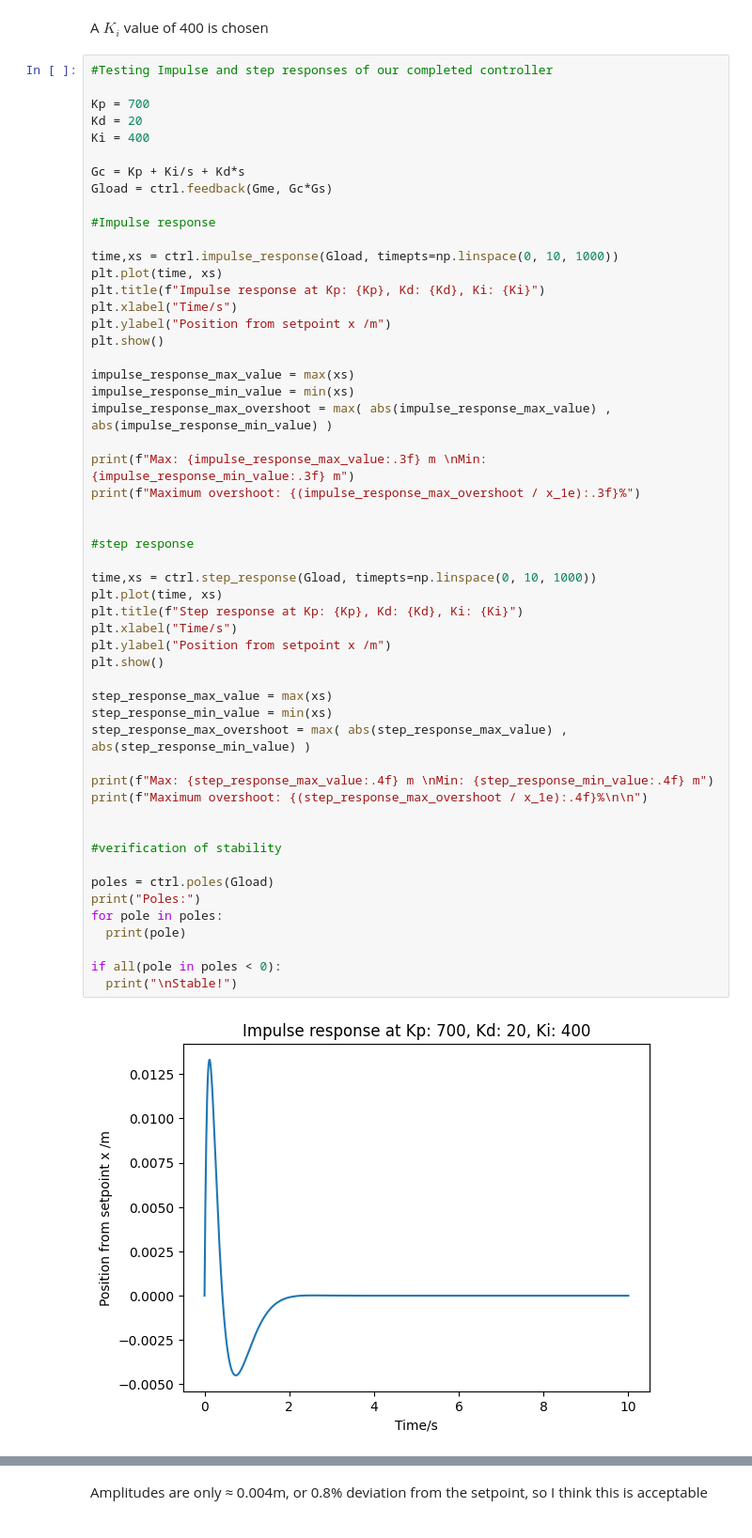
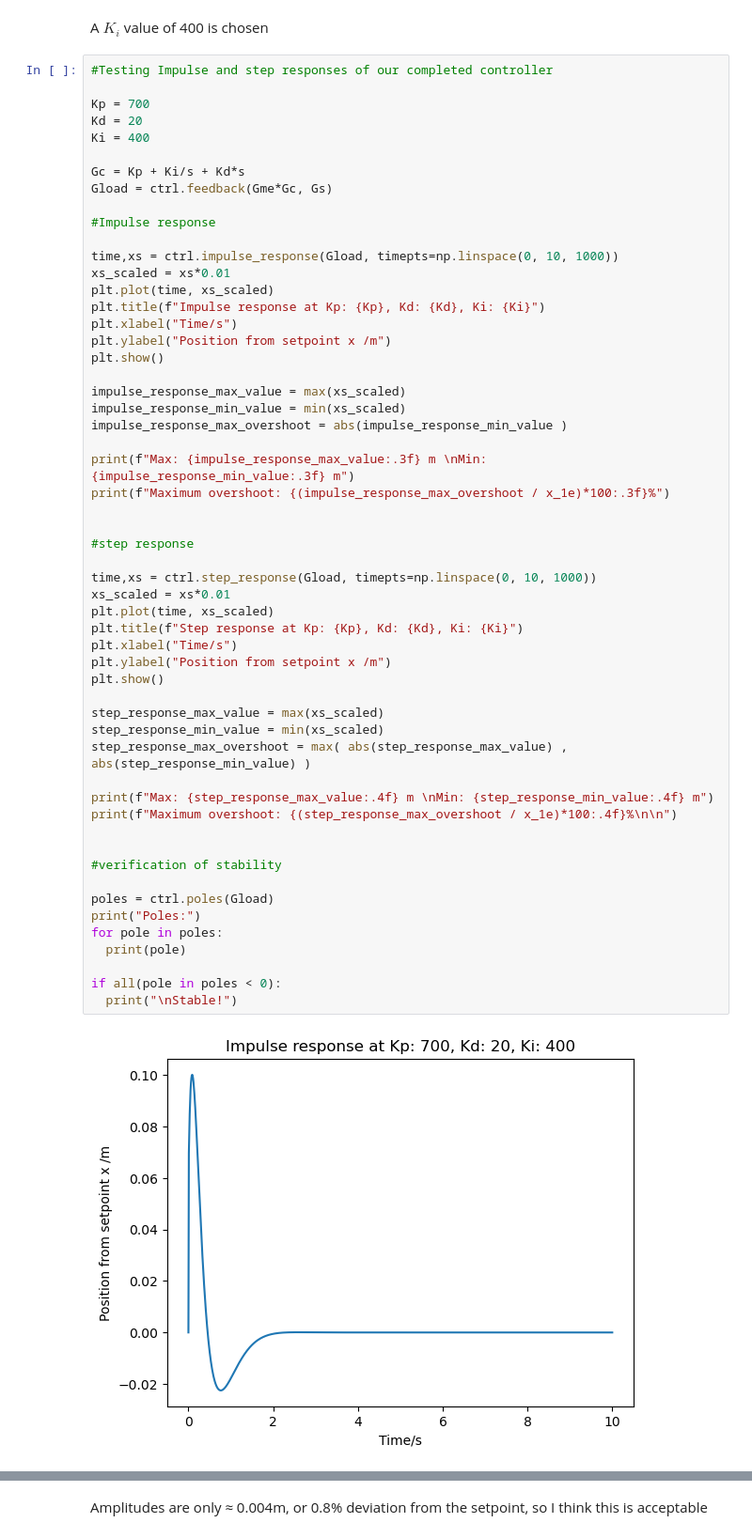
Before and after one commit to Klau05QUB/ELE2038-Coursework, a Jupyter notebook: PID_Controller.ipynb, the cells around one changed output, grey strips where cells are left out. Shown at 94% size. Saved outputs shown, nothing was run; the diff lists cells and outputs as text.

```diff
--- a/PID_Controller.ipynb
+++ b/PID_Controller.ipynb
@@ -175,50 +181,52 @@ Kd = 20
 Ki = 400
 
 Gc = Kp + Ki/s + Kd*s
-Gload = ctrl.feedback(Gme, Gc*Gs)
+Gload = ctrl.feedback(Gme*Gc, Gs)
 
 #Impulse response
 
 time,xs = ctrl.impulse_response(Gload, timepts=np.linspace(0, 10, 1000))
-plt.plot(time, xs)
+xs_scaled = xs*0.01
+plt.plot(time, xs_scaled)
 plt.title(f"Impulse response at Kp: {Kp}, Kd: {Kd}, Ki: {Ki}")
 plt.xlabel("Time/s")
 plt.ylabel("Position from setpoint x /m")
 plt.show()
 
-impulse_response_max_value = max(xs)
-impulse_response_min_value = min(xs)
-impulse_response_max_overshoot = max( abs(impulse_response_max_value) , abs(impulse_response_min_value) )
+impulse_response_max_value = max(xs_scaled)
+impulse_response_min_value = min(xs_scaled)
+impulse_response_max_overshoot = abs(impulse_response_min_value )
 
 print(f"Max: {impulse_response_max_value:.3f} m \nMin: {impulse_response_min_value:.3f} m")
-print(f"Maximum overshoot: {(impulse_response_max_overshoot / x_1e):.3f}%")
+print(f"Maximum overshoot: {(impulse_response_max_overshoot / x_1e)*100:.3f}%")
 
 
 #step response
 
 time,xs = ctrl.step_response(Gload, timepts=np.linspace(0, 10, 1000))
-plt.plot(time, xs)
+xs_scaled = xs*0.01
+plt.plot(time, xs_scaled)
 plt.title(f"Step response at Kp: {Kp}, Kd: {Kd}, Ki: {Ki}")
 plt.xlabel("Time/s")
 plt.ylabel("Position from setpoint x /m")
 plt.show()
 
-step_response_max_value = max(xs)
-step_response_min_value = min(xs)
+step_response_max_value = max(xs_scaled)
+step_response_min_value = min(xs_scaled)
 step_response_max_overshoot = max( abs(step_response_max_value) , abs(step_response_min_value) )
 
 print(f"Max: {step_response_max_value:.4f} m \nMin: {step_response_min_value:.4f} m")
-print(f"Maximum overshoot: {(step_response_max_overshoot / x_1e):.4f}%\n\n")
+print(f"Maximum overshoot: {(step_response_max_overshoot / x_1e)*100:.4f}%\n\n")
 
 
 #verification of stability
 
 poles = ctrl.poles(Gload)
 print("Poles:")
 for pole in poles:
   print(pole)
 
 if all(pole in poles < 0):
   print("\nStable!")
 # %% [output]
-[figure, old version]
+[figure, new version]
```
Also changed, not shown: parts of 8 cells of this notebook, 1 other file.
